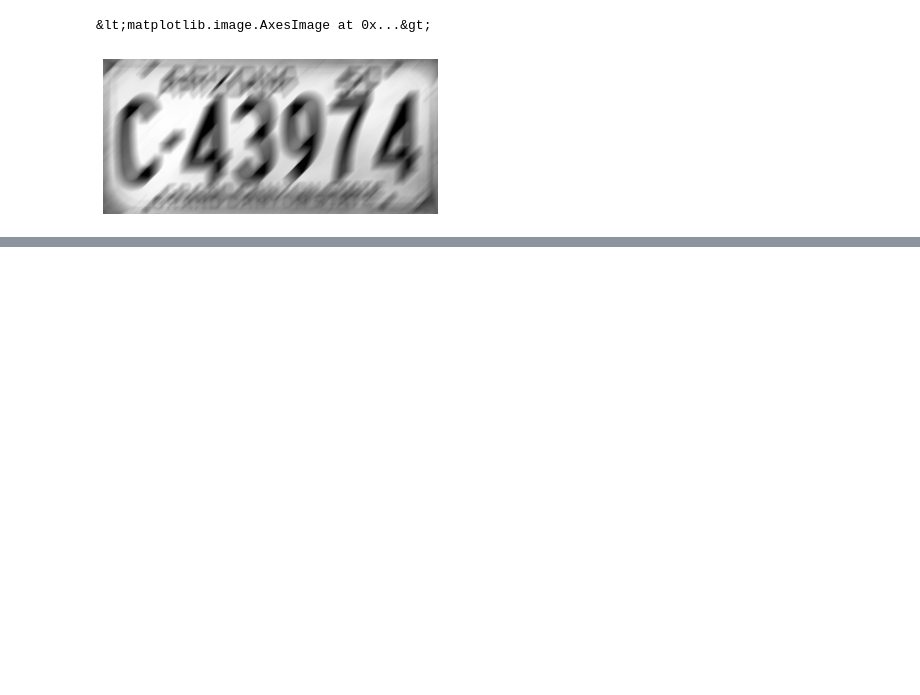
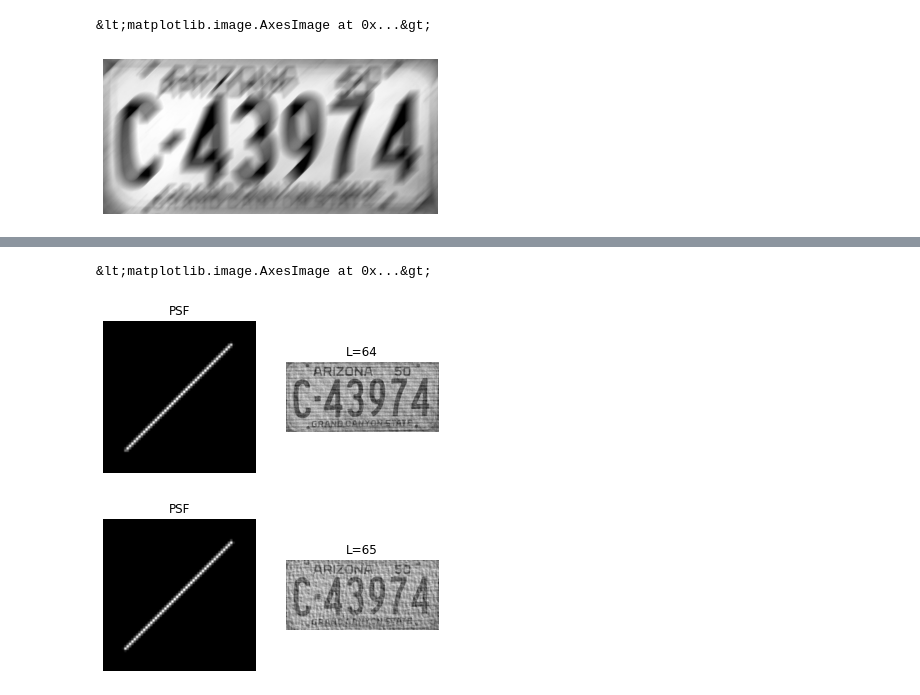
Before and after one commit to thanakorn/arv_quiz, a Jupyter notebook: motion_deblur.ipynb, the cells around one changed output, grey strips where cells are left out. Cells and saved outputs as stored; diff of their text form; code cells hidden in the pictures; blank space fills up the shorter version.

```diff
--- a/motion_deblur.ipynb
+++ b/motion_deblur.ipynb
@@ -86,0 +93,25 @@ plt.imshow(recon_img, cmap='gray')
+# %%
+# Compare two best params
+plt.figure()
+plt.subplot(121)
+plt.axis('off')
+plt.title('PSF')
+plt.imshow(gen_psf_kernel(-motion_angle, 64, PSF_KERNEL_SIZE), cmap='gray')
+plt.subplot(122)
+plt.axis('off')
+plt.title('L=64')
+plt.imshow(motion_deblur(img, -motion_angle, 64), cmap='gray')
+
+plt.figure()
+plt.subplot(121)
+plt.axis('off')
+plt.title('PSF')
+plt.imshow(gen_psf_kernel(-motion_angle, 65, PSF_KERNEL_SIZE), cmap='gray')
+plt.subplot(122)
+plt.axis('off')
+plt.title('L=65')
+plt.imshow(motion_deblur(img, -motion_angle, 65), cmap='gray')
+# %% [output]
+&lt;matplotlib.image.AxesImage at 0x...&gt;
+[figure, added]
+[figure, added]
```
Also changed, not shown: parts of 8 cells of this notebook, 1 other file.
